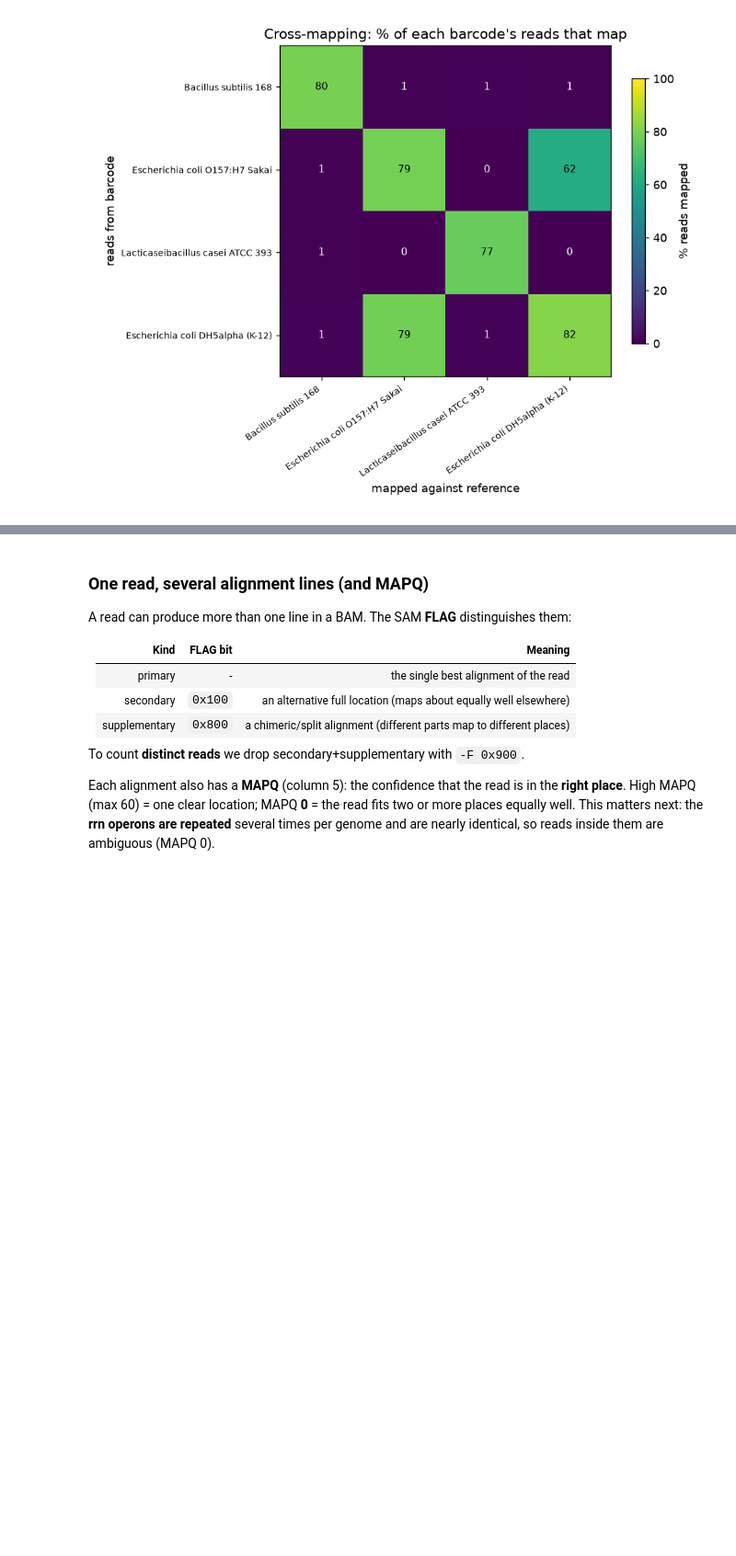
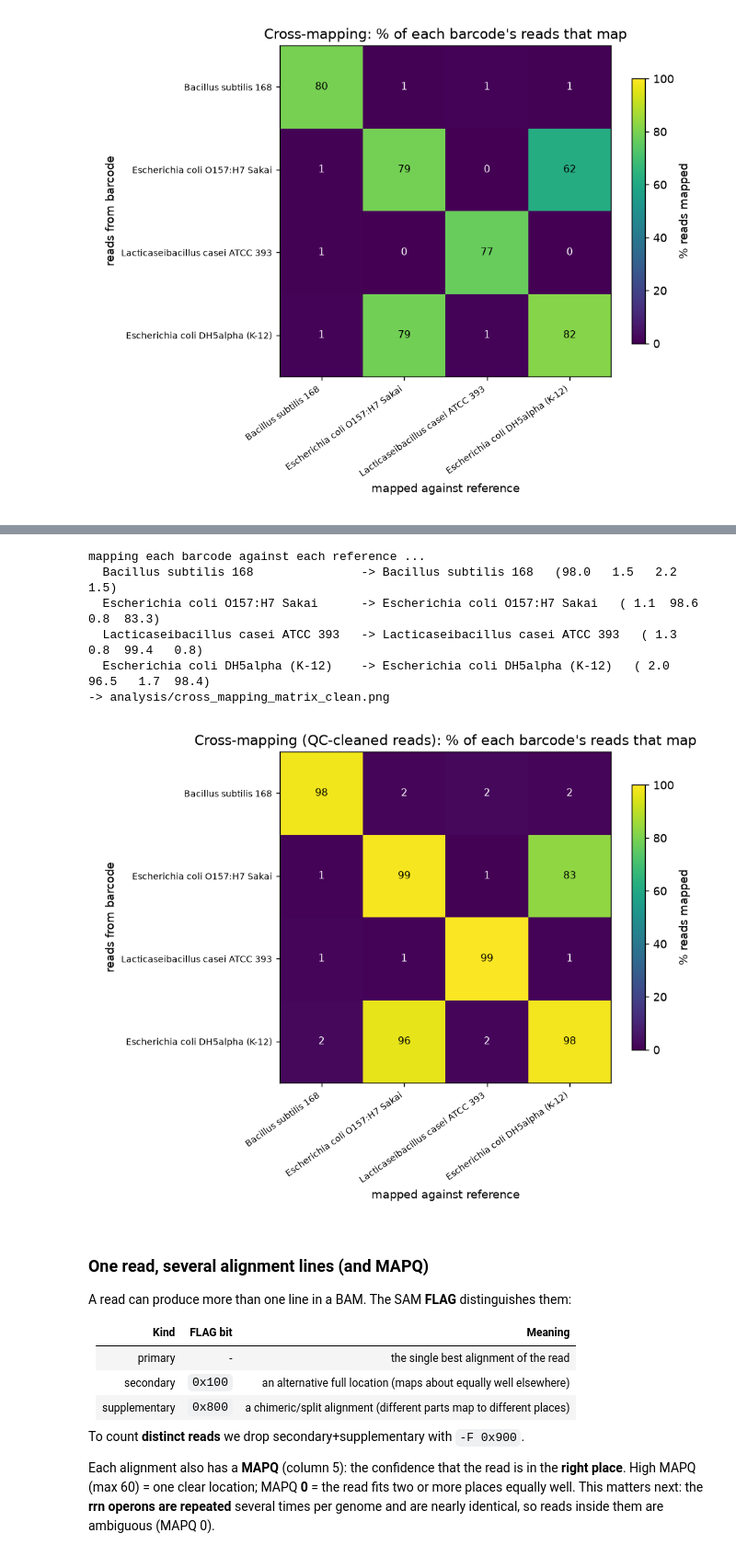
Before and after one commit to toddblev/bacto-ont, a Jupyter notebook: bacto_ont.ipynb, the cells around one changed output, grey strips where cells are left out. Shown at 92% size. Drawn from its saved outputs; the diff is of its cells as text; code cells hidden in the pictures; blank space fills up the shorter version.

```diff
--- a/bacto_ont.ipynb
+++ b/bacto_ont.ipynb
@@ -622,3 +633,18 @@ mapping each barcode against each reference ...
+# %%
+# Cross-mapping repeated on the QC-cleaned reads (.clean.fastq from the fastplong step)
+! python analysis/cross_mapping_matrix.py --reads-dir reads --suffix .clean.fastq \
+        --out analysis/cross_mapping_matrix_clean.png \
+        --title "Cross-mapping (QC-cleaned reads): % of each barcode's reads that map"
+from IPython.display import Image
+Image("analysis/cross_mapping_matrix_clean.png")
+# %% [output]
+mapping each barcode against each reference ...
+  Bacillus subtilis 168               -> Bacillus subtilis 168   (98.0   1.5   2.2   1.5)
+  Escherichia coli O157:H7 Sakai      -> Escherichia coli O157:H7 Sakai   ( 1.1  98.6   0.8  83.3)
+  Lacticaseibacillus casei ATCC 393   -> Lacticaseibacillus casei ATCC 393   ( 1.3   0.8  99.4   0.8)
+  Escherichia coli DH5alpha (K-12)    -> Escherichia coli DH5alpha (K-12)   ( 2.0  96.5   1.7  98.4)
+-> analysis/cross_mapping_matrix_clean.png
+[figure, added]
 # %% [markdown]
 ### One read, several alignment lines (and MAPQ)
 
```
Also changed, not shown: parts of 1 cell of this notebook, 2 other files.
